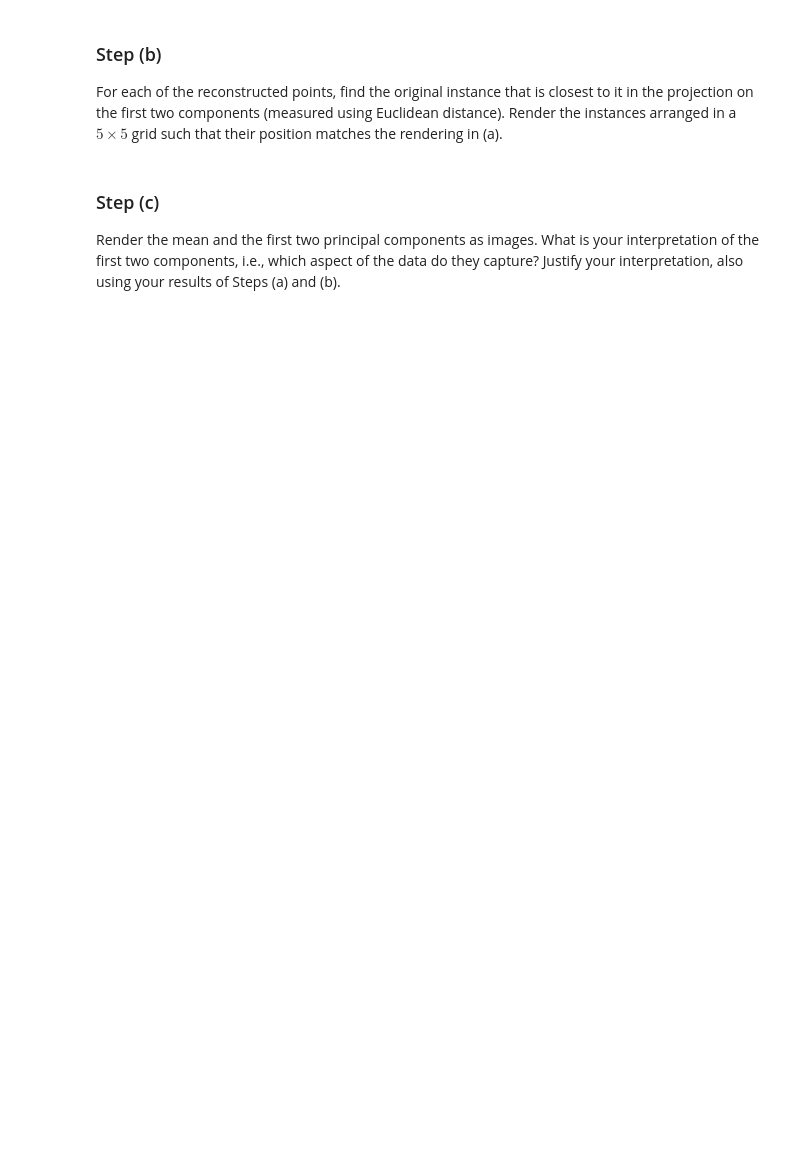
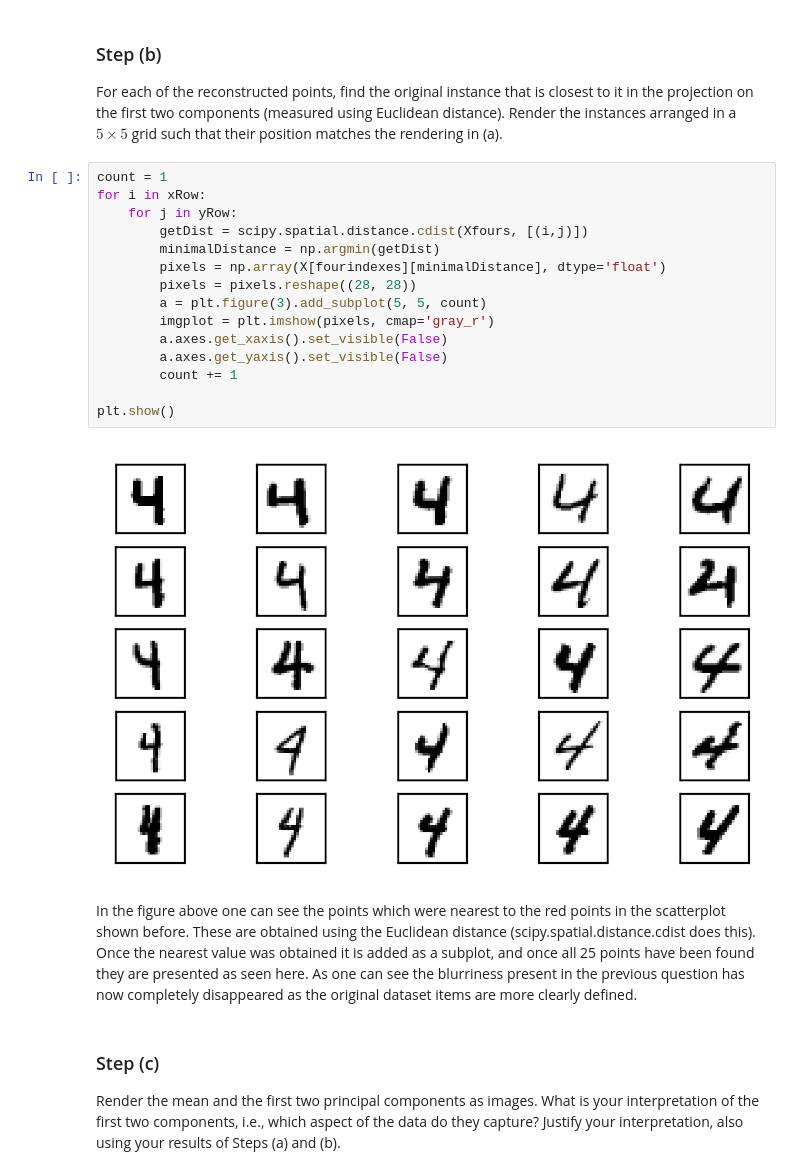
Before and after one commit to Skarm137/Assignment3, a Jupyter notebook: Assignment 3.ipynb, the cells around one changed output. Drawn from its saved outputs; the diff is of its cells as text; blank space fills up the shorter version.

```diff
--- a/Assignment 3.ipynb
+++ b/Assignment 3.ipynb
@@ -478,6 +548,25 @@ plt.show()
 # %% [markdown]
 ### Step (b)
 For each of the reconstructed points, find the original instance that is closest to it in the projection on the first two components (measured using Euclidean distance). Render the instances arranged in a $5 \times 5$ grid such that their position matches the rendering in (a).
+# %%
+count = 1
+for i in xRow:
+    for j in yRow:
+        getDist = scipy.spatial.distance.cdist(Xfours, [(i,j)])
+        minimalDistance = np.argmin(getDist)
+        pixels = np.array(X[fourindexes][minimalDistance], dtype='float')
+        pixels = pixels.reshape((28, 28))
+        a = plt.figure(3).add_subplot(5, 5, count)
+        imgplot = plt.imshow(pixels, cmap='gray_r')
+        a.axes.get_xaxis().set_visible(False)
+        a.axes.get_yaxis().set_visible(False)
+        count += 1
+
+plt.show()
+# %% [output]
+[figure, added]
+# %% [markdown]
+In the figure above one can see the points which were nearest to the red points in the scatterplot shown before. These are obtained using the Euclidean distance (scipy.spatial.distance.cdist does this). Once the nearest value was obtained it is added as a subplot, and once all 25 points have been found they are presented as seen here. As one can see the blurriness present in the previous question has now completely disappeared as the original dataset items are more clearly defined.
 # %% [markdown]
 ### Step (c)
 Render the mean and the first two principal components as images. What is your interpretation of the first two components, i.e., which aspect of the data do they capture? Justify your interpretation, also using your results of Steps (a) and (b).
```
Also changed, not shown: parts of 8 cells of this notebook.
